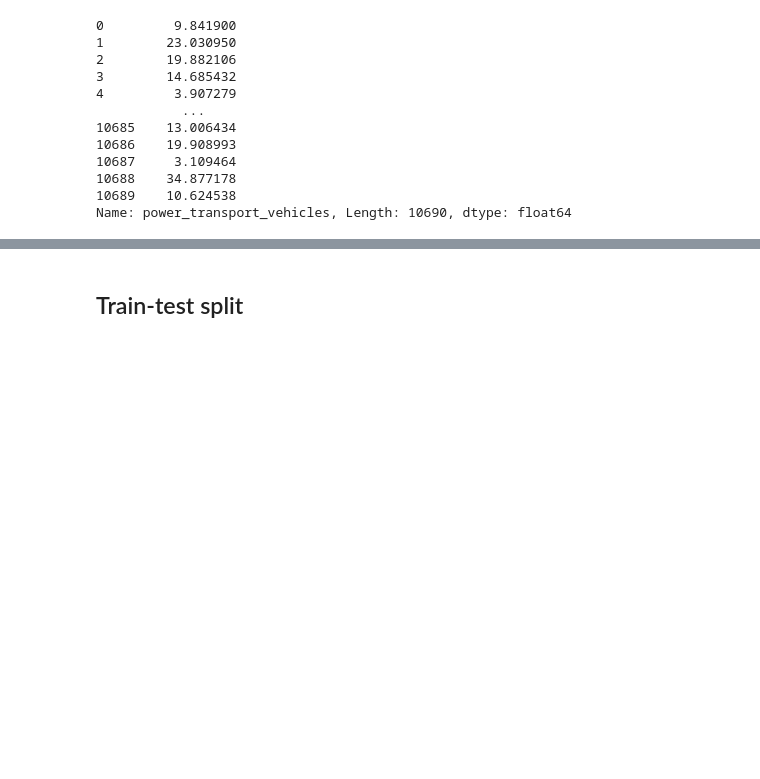
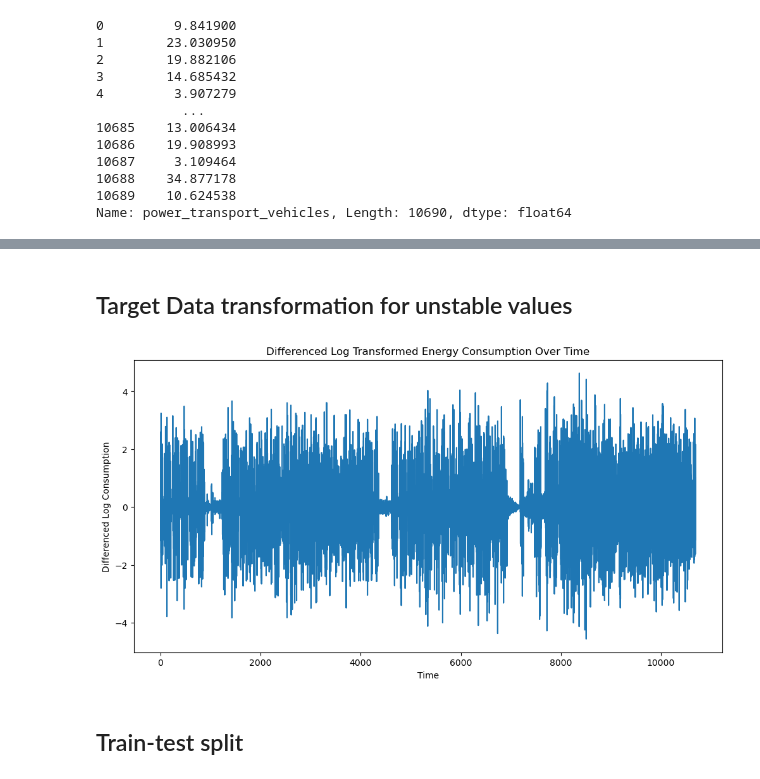
Before and after one commit to johanbarreiro/energy_consumption_optimizer, a Jupyter notebook: forecasting/power_transport_vehicles.ipynb, the cells around one changed output, grey strips where cells are left out. Cells and saved outputs as stored; diff of their text form; code cells hidden in the pictures; blank space fills up the shorter version.

```diff
--- a/forecasting/power_transport_vehicles.ipynb
+++ b/forecasting/power_transport_vehicles.ipynb
@@ -17,6 +17,11 @@ c:\Users\Usuario\OneDrive\Documents\IE\3. Trimestre\Venture Lab & Capstone\Capst
 # %%
 input_path = 'data/synthesized_data/production_synthesized.csv'
 df = pd.read_csv(input_path)
+# %%
+processed_df = pd.read_csv('data/processed_data/industrial_sites_processed/2024-07-05T01-00-40_industrial_site2_processed.csv')
+time_data = processed_df[['Time','day_of_week_sin', 'is_weekend', 'hour_sin', 'hour_cos',
+    'day_of_month_sin', 'day_of_week_cos', 'day_of_month_cos',
+    'month_sin', 'month_cos']]
 # %%
 input_column = 'power_transport_vehicles'
 entire_data = df[input_column]
@@ -36,3 +41,5 @@ entire_data
 10688    34.877178
 10689    10.624538
 Name: power_transport_vehicles, Length: 10690, dtype: float64
+# %%
+time_data['power_transport_vehicles_consumption'] = entire_data
@@ -39,3 +61,30 @@ Name: power_transport_vehicles, Length: 10690, dtype: float64
+# %% [markdown]
+## Target Data transformation for unstable values
+# %%
+import numpy as np
+import pandas as pd
+import matplotlib.pyplot as plt
+
+# Assuming df is your DataFrame with the energy consumption data
+time_data = time_data.dropna()
+
+# Log transformation
+time_data['log_consumption'] = np.log(time_data['power_transport_vehicles_consumption'] + 1)
+
+# Differencing
+time_data['diff_consumption'] = time_data['log_consumption'].diff()
+
+
+
+# Plot the transformed data
+plt.figure(figsize=(12, 6))
+plt.plot(time_data['diff_consumption'])
+plt.title('Differenced Log Transformed Energy Consumption Over Time')
+plt.xlabel('Time')
+plt.ylabel('Differenced Log Consumption')
+plt.show()
+# %% [output]
+[figure, added]
 # %% [markdown]
 ## Train-test split
 # %%
```
Also changed, not shown: parts of 31 cells of this notebook, 2 other files.
